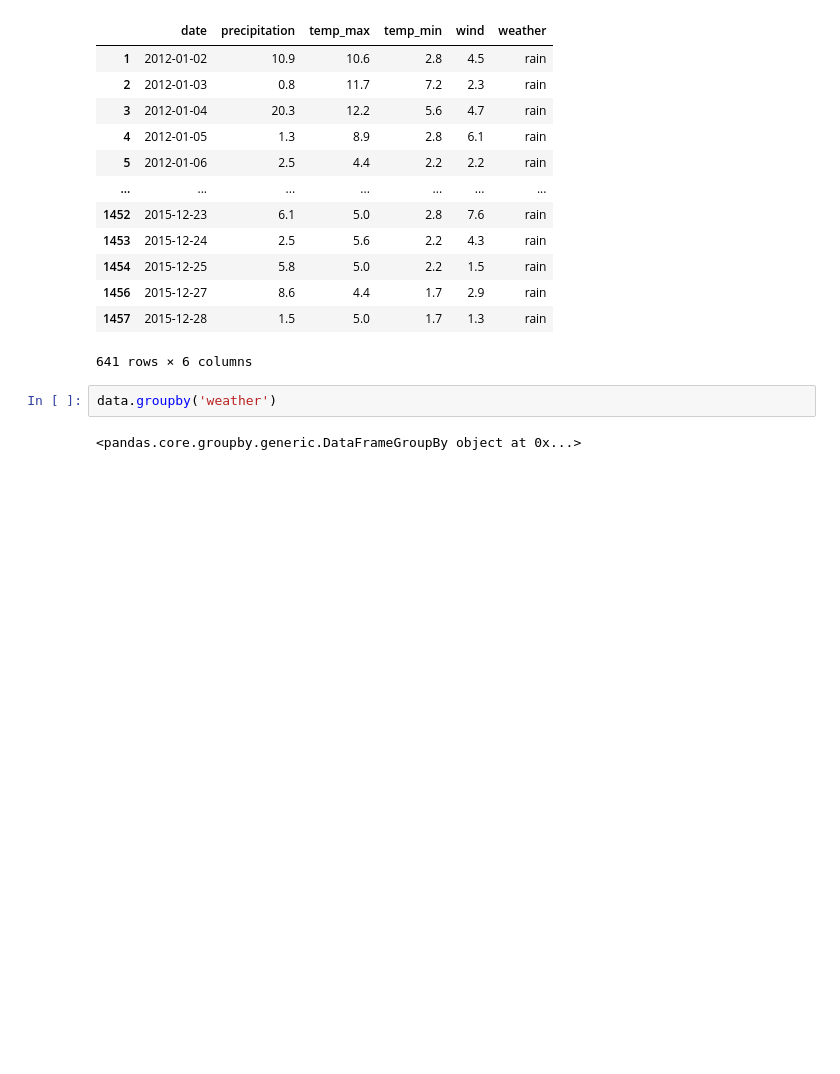
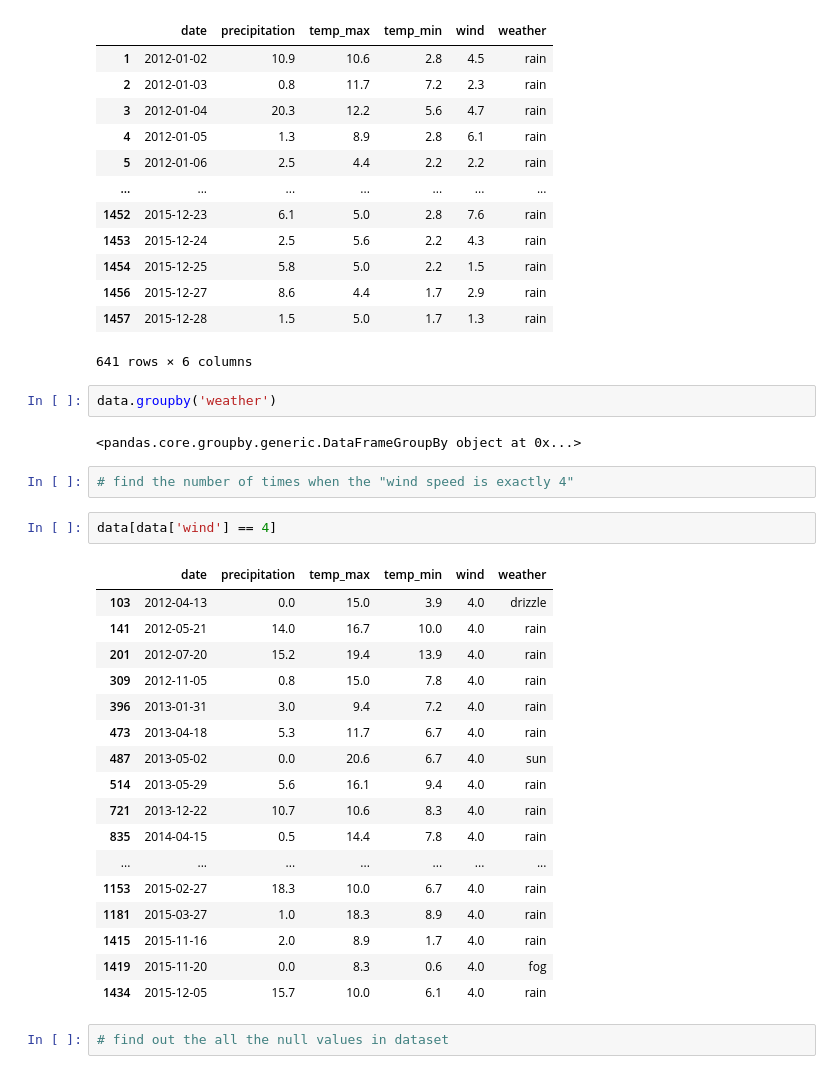
Before and after one commit to shashankgmadival/DATA-ANALYSIS, a Jupyter notebook: weather-prediction.ipynb, the cells around one changed output. Drawn from its saved outputs; the diff is of its cells as text; blank space fills up the shorter version.

Commit message:
done some data cleaning

```diff
--- a/weather-prediction.ipynb
+++ b/weather-prediction.ipynb
@@ -264,3 +264,27 @@ data.groupby('weather').get_group('rain')
 data.groupby('weather')
 # %% [output]
 <pandas.core.groupby.generic.DataFrameGroupBy object at 0x...>
+# %%
+# find the number of times when the "wind speed is exactly 4"
+# %%
+data[data['wind'] == 4]
+# %% [output]
+|  | date | precipitation | temp_max | temp_min | wind | weather |
+| 103 | 2012-04-13 | 0.0 | 15.0 | 3.9 | 4.0 | drizzle |
+| 141 | 2012-05-21 | 14.0 | 16.7 | 10.0 | 4.0 | rain |
+| 201 | 2012-07-20 | 15.2 | 19.4 | 13.9 | 4.0 | rain |
+| 309 | 2012-11-05 | 0.8 | 15.0 | 7.8 | 4.0 | rain |
+| 396 | 2013-01-31 | 3.0 | 9.4 | 7.2 | 4.0 | rain |
+| 473 | 2013-04-18 | 5.3 | 11.7 | 6.7 | 4.0 | rain |
+| 487 | 2013-05-02 | 0.0 | 20.6 | 6.7 | 4.0 | sun |
+| 514 | 2013-05-29 | 5.6 | 16.1 | 9.4 | 4.0 | rain |
+| 721 | 2013-12-22 | 10.7 | 10.6 | 8.3 | 4.0 | rain |
+| 835 | 2014-04-15 | 0.5 | 14.4 | 7.8 | 4.0 | rain |
+| ... | ... | ... | ... | ... | ... | ... |
+| 1153 | 2015-02-27 | 18.3 | 10.0 | 6.7 | 4.0 | rain |
+| 1181 | 2015-03-27 | 1.0 | 18.3 | 8.9 | 4.0 | rain |
+| 1415 | 2015-11-16 | 2.0 | 8.9 | 1.7 | 4.0 | rain |
+| 1419 | 2015-11-20 | 0.0 | 8.3 | 0.6 | 4.0 | fog |
+| 1434 | 2015-12-05 | 15.7 | 10.0 | 6.1 | 4.0 | rain |
+# %%
+# find out the all the null values in dataset
```
Also changed, not shown: parts of 4 cells of this notebook.
